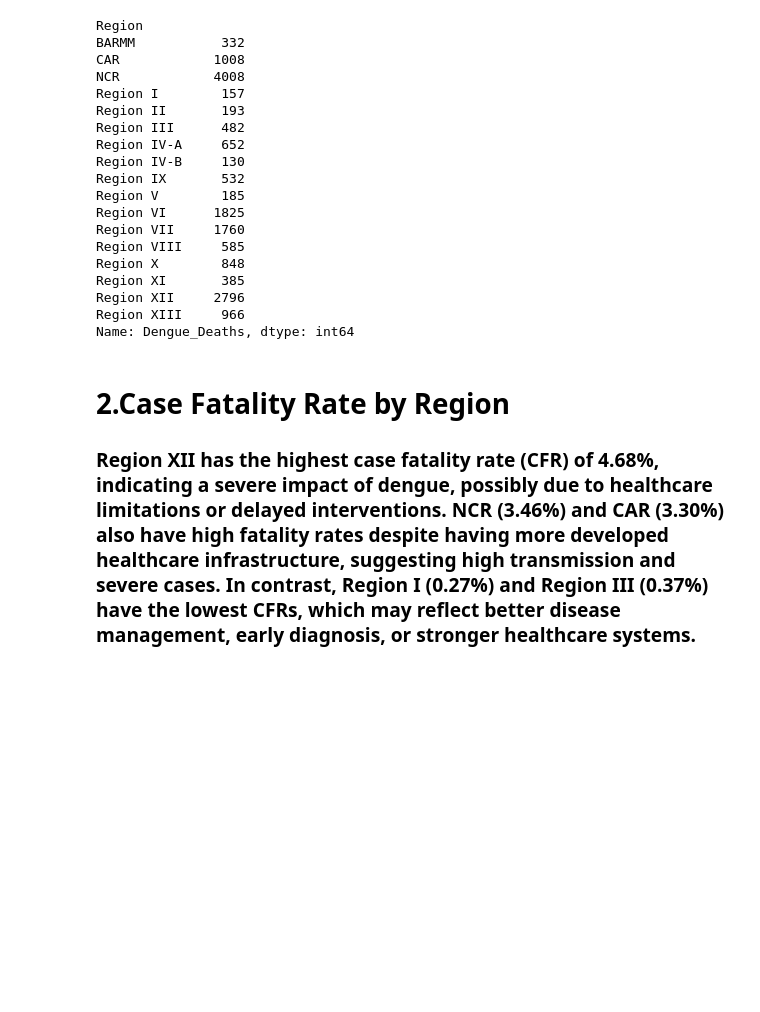
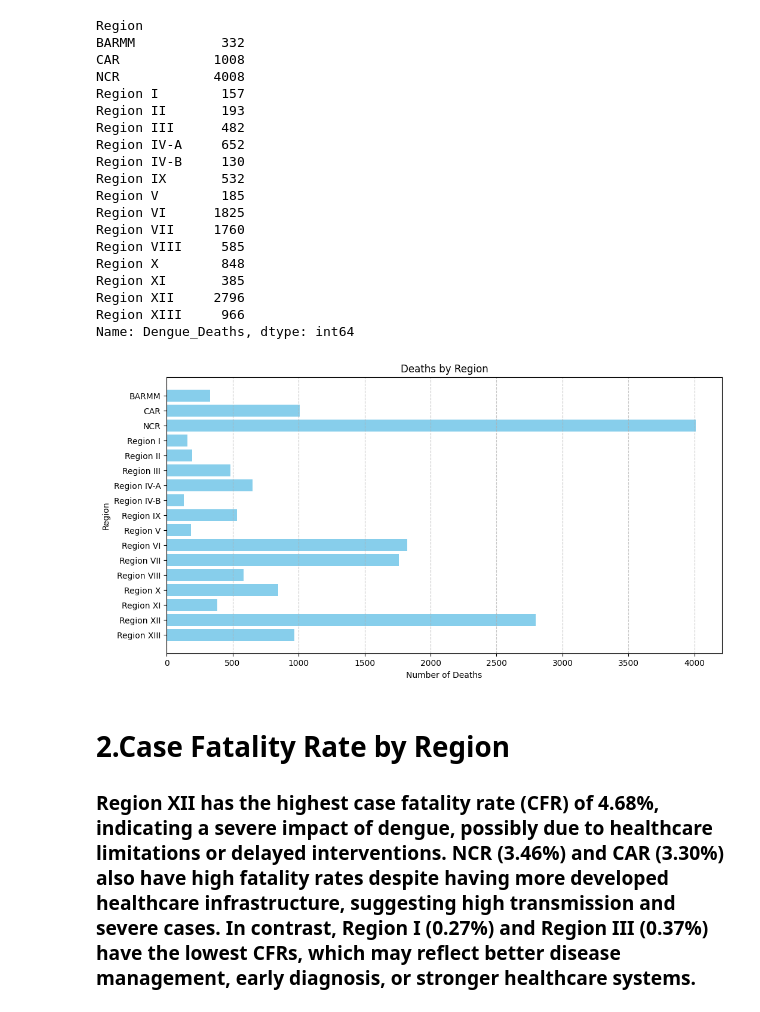
Before and after one commit to Sophiax20/ITD_DATA_MINING_ACT3, a Jupyter notebook: Activity6.ipynb, the cells around one changed output. Cells and saved outputs as stored; diff of their text form; code cells hidden in the pictures; blank space fills up the shorter version.

Commit message:
Add files via upload
with graph

```diff
--- a/Activity6.ipynb
+++ b/Activity6.ipynb
@@ -123,6 +123,25 @@ Region XI       385
 Region XII     2796
 Region XIII     966
 Name: Dengue_Deaths, dtype: int64
+# %%
+regions = [
+    "BARMM", "CAR", "NCR", "Region I", "Region II", "Region III", "Region IV-A", "Region IV-B",
+    "Region IX", "Region V", "Region VI", "Region VII", "Region VIII", "Region X",
+    "Region XI", "Region XII", "Region XIII"
+]
+deaths = [332, 1008, 4008, 157, 193, 482, 652, 130, 532, 185, 1825, 1760, 585, 848, 385, 2796, 966]
+
+
+plt.figure(figsize=(12,6))
+plt.barh(regions, deaths, color='skyblue')
+plt.xlabel("Number of Deaths")
+plt.ylabel("Region")
+plt.title("Deaths by Region")
+plt.gca().invert_yaxis()
+plt.grid(axis='x', linestyle='--', alpha=0.7)
+plt.show()
+# %% [output]
+[figure, added]
 # %% [markdown]
 <h1>2.Case Fatality Rate by Region</h1>
 <h3>Region XII has the highest case fatality rate (CFR) of 4.68%, indicating a severe impact of dengue, possibly due to healthcare limitations or delayed interventions. NCR (3.46%) and CAR (3.30%) also have high fatality rates despite having more developed healthcare infrastructure, suggesting high transmission and severe cases. In contrast, Region I (0.27%) and Region III (0.37%) have the lowest CFRs, which may reflect better disease management, early diagnosis, or stronger healthcare systems.</h3>
```
Also changed, not shown: parts of 18 cells of this notebook.
